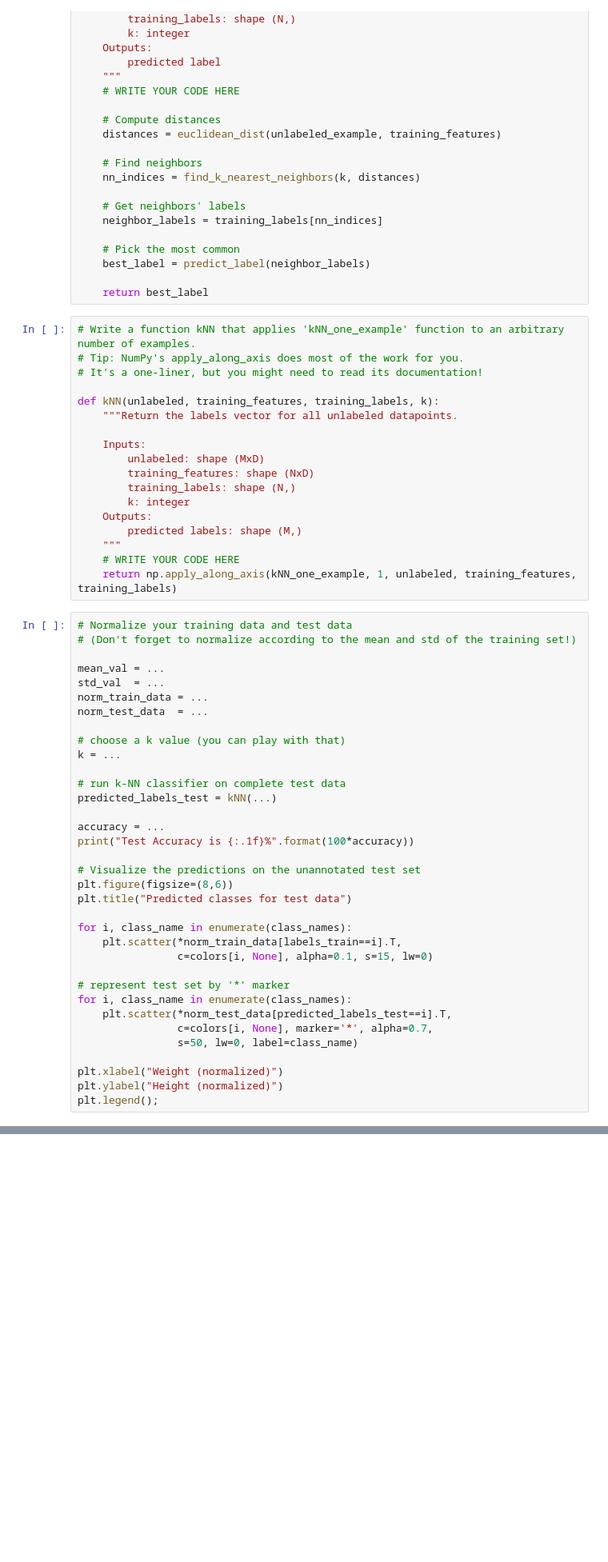
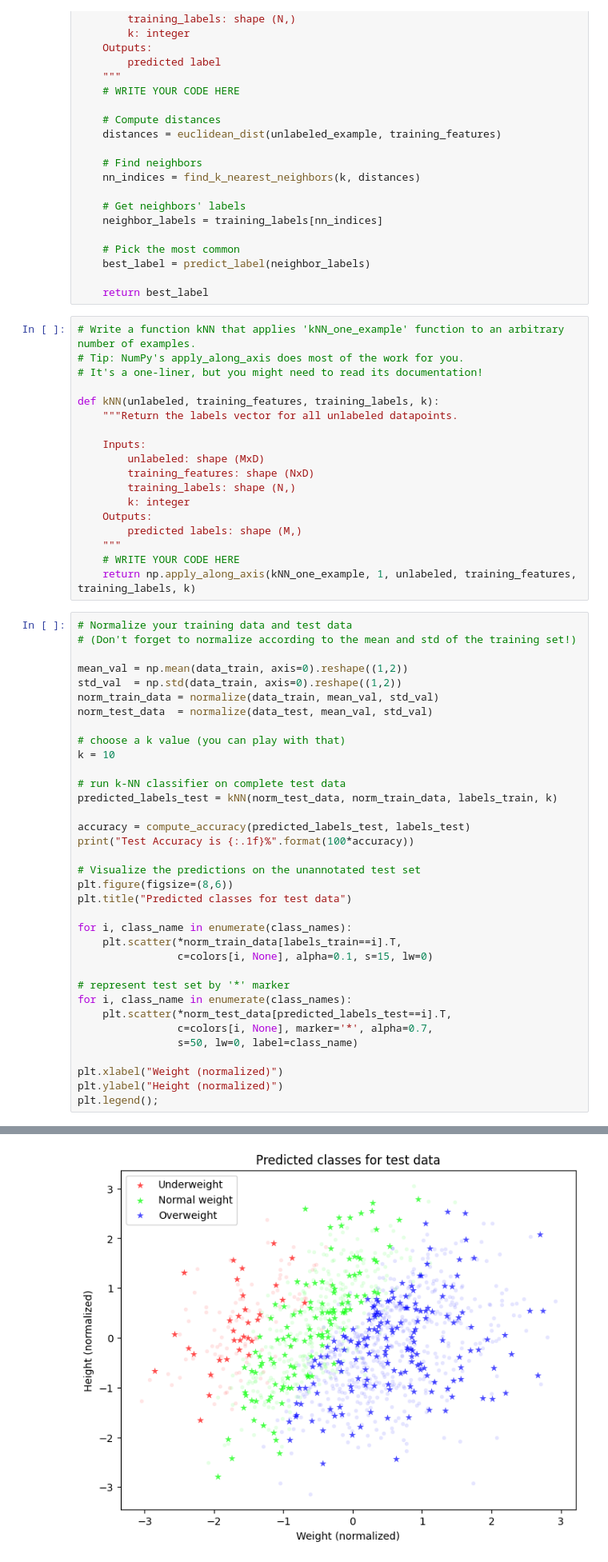
Before and after one commit to davidfarah2003/ML_Jupyter, a Jupyter notebook: exercise_03_knn/exercise.ipynb, the cells around one changed output, grey strips where cells are left out. Shown: that part at 80% size. Saved outputs shown, nothing was run; the diff lists cells and outputs as text; blank space fills up the shorter version.

```diff
--- a/exercise_03_knn/exercise.ipynb
+++ b/exercise_03_knn/exercise.ipynb
@@ -422,23 +422,23 @@ def kNN(unlabeled, training_features, training_labels, k):
         predicted labels: shape (M,)
     """
     # WRITE YOUR CODE HERE
-    return np.apply_along_axis(kNN_one_example, 1, unlabeled, training_features, training_labels)
+    return np.apply_along_axis(kNN_one_example, 1, unlabeled, training_features, training_labels, k)
 # %%
 # Normalize your training data and test data
 # (Don't forget to normalize according to the mean and std of the training set!)
 
-mean_val = ...
-std_val  = ...
-norm_train_data = ...
-norm_test_data  = ...
+mean_val = np.mean(data_train, axis=0).reshape((1,2))
+std_val  = np.std(data_train, axis=0).reshape((1,2))
+norm_train_data = normalize(data_train, mean_val, std_val)
+norm_test_data  = normalize(data_test, mean_val, std_val)
 
 # choose a k value (you can play with that)
-k = ...
+k = 10
 
 # run k-NN classifier on complete test data
-predicted_labels_test = kNN(...)
+predicted_labels_test = kNN(norm_test_data, norm_train_data, labels_train, k)
 
-accuracy = ...
+accuracy = compute_accuracy(predicted_labels_test, labels_test)
 print("Test Accuracy is {:.1f}%".format(100*accuracy))
 
 # Visualize the predictions on the unannotated test set
@@ -463,3 +463,4 @@ TypeError: kNN() missing 3 required positional arguments: 'training_features', '
+[figure, added]
 # %% [markdown]
 **Q8. How do you expect the model to perform with large k values equal to the number of training example ?**
 
```
Also changed, not shown: parts of 5 cells of this notebook.
